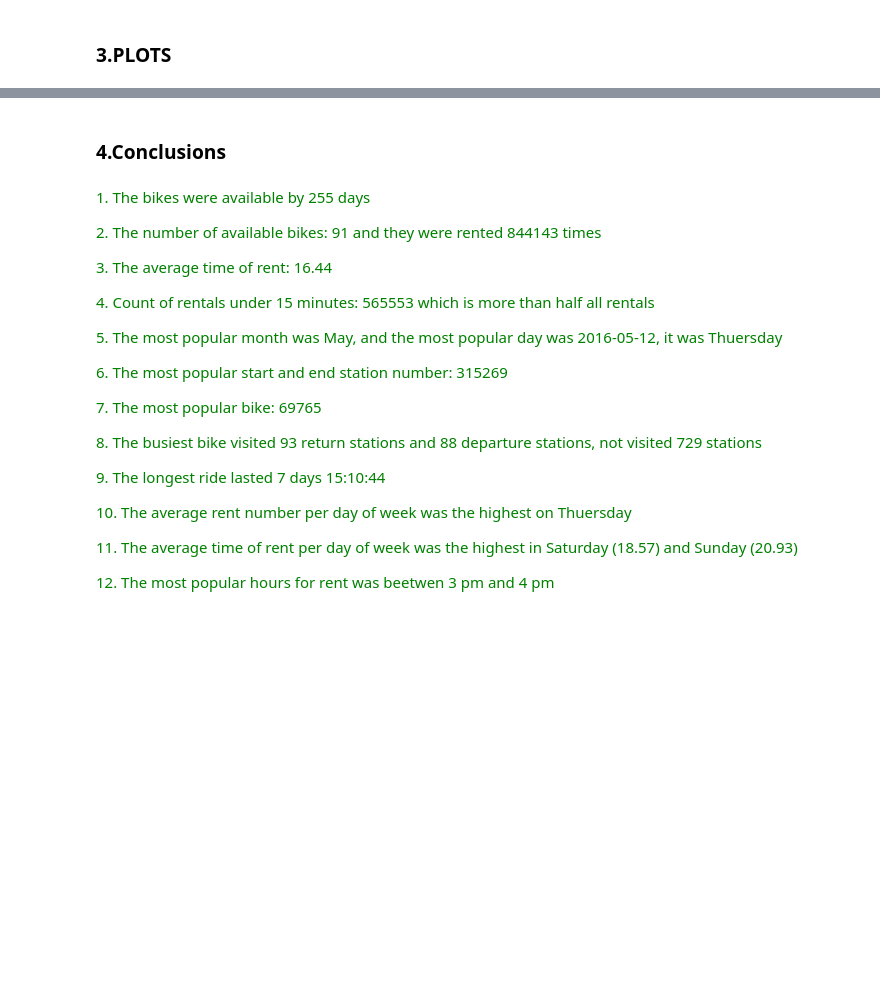
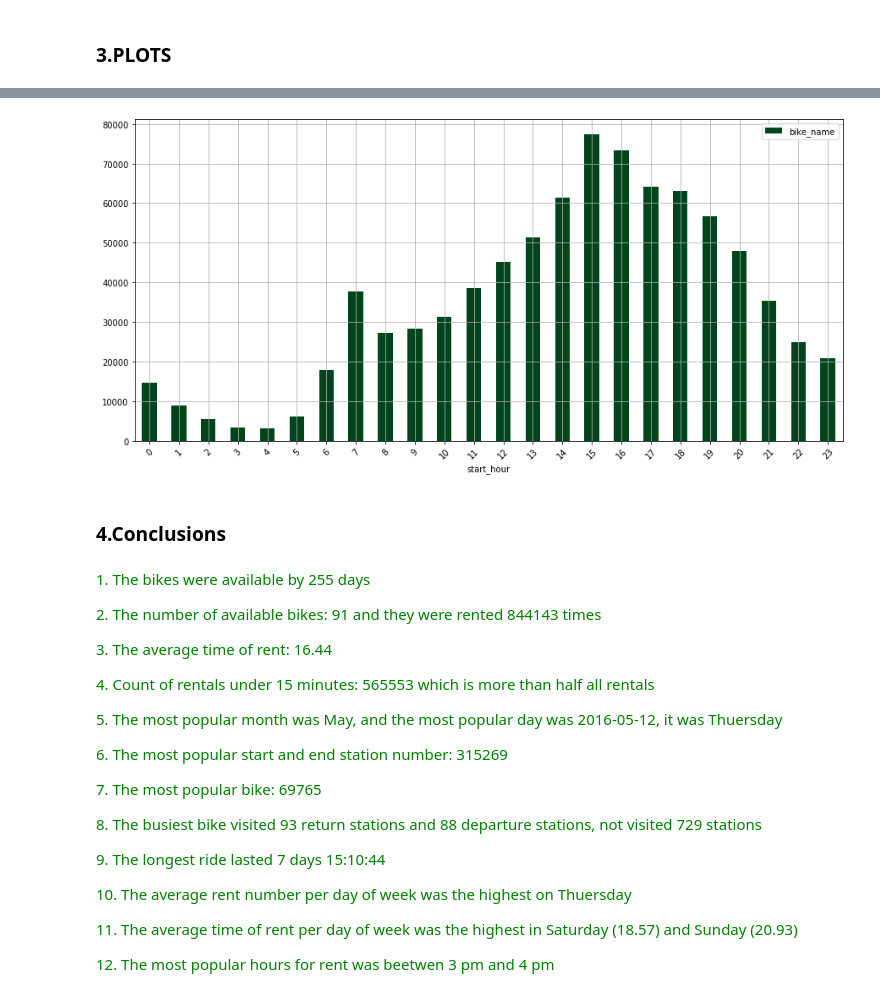
Before and after one commit to KGorczyca/City_bike_Lublin, a Jupyter notebook: PROJECT PART 2 (2016).ipynb, the cells around one changed output, grey strips where cells are left out. Cells and saved outputs as stored; diff of their text form; code cells hidden in the pictures; blank space fills up the shorter version.

```diff
--- a/PROJECT PART 2 (2016).ipynb
+++ b/PROJECT PART 2 (2016).ipynb
@@ -297,5 +463,7 @@ ave_rent_per_h
 # %%
-ave_rent_per_h.plot(kind ='bar', figsize = (15,7), use_index=True, xticks = (range(24)),rot = 45, grid=True, colormap = 'spring');
+ave_rent_per_h.plot(kind ='bar', figsize = (15,7), use_index=True, xticks = (range(24)),rot = 45, grid=True, colormap = 'PRGn_r');
+# %% [output]
+[figure, added]
 # %% [markdown]
 <h3>4.Conclusions
 # %% [markdown]
```
Also changed, not shown: parts of 28 cells of this notebook.
